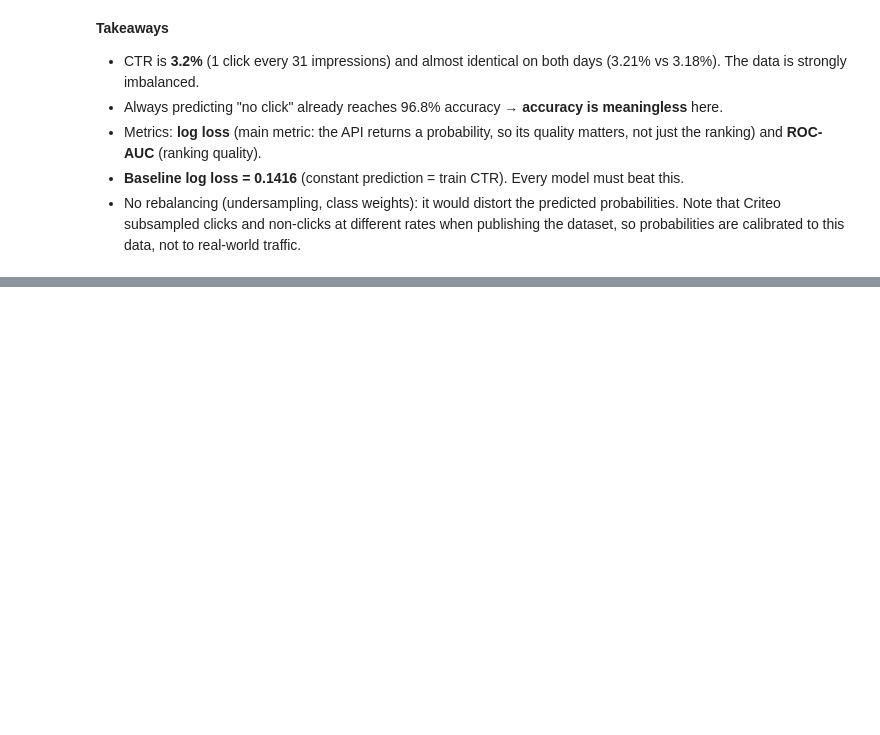
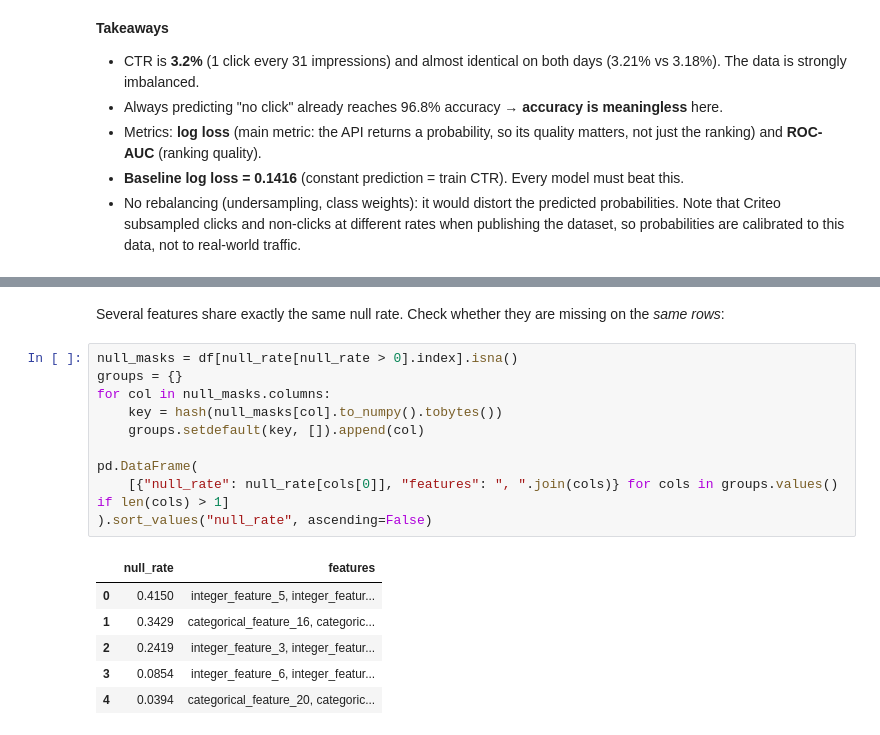
Before and after one commit to Mam-s/ctr_criteo, a Jupyter notebook: notebooks/exploration.ipynb, the cells around one changed output, grey strips where cells are left out. Saved outputs shown, nothing was run; the diff lists cells and outputs as text; blank space fills up the shorter version.

```diff
--- a/notebooks/exploration.ipynb
+++ b/notebooks/exploration.ipynb
@@ -110,0 +197,19 @@ Accuracy of always predicting 'no click':        96.80%
+# %% [markdown]
+Several features share exactly the same null rate. Check whether they are missing on the *same rows*:
+# %%
+null_masks = df[null_rate[null_rate > 0].index].isna()
+groups = {}
+for col in null_masks.columns:
+    key = hash(null_masks[col].to_numpy().tobytes())
+    groups.setdefault(key, []).append(col)
+
+pd.DataFrame(
+    [{"null_rate": null_rate[cols[0]], "features": ", ".join(cols)} for cols in groups.values() if len(cols) > 1]
+).sort_values("null_rate", ascending=False)
+# %% [output]
+|  | null_rate | features |
+| 0 | 0.4150 | integer_feature_5, integer_featur... |
+| 1 | 0.3429 | categorical_feature_16, categoric... |
+| 2 | 0.2419 | integer_feature_3, integer_featur... |
+| 3 | 0.0854 | integer_feature_6, integer_featur... |
+| 4 | 0.0394 | categorical_feature_20, categoric... |
```
Also changed, not shown: parts of 7 cells of this notebook.
